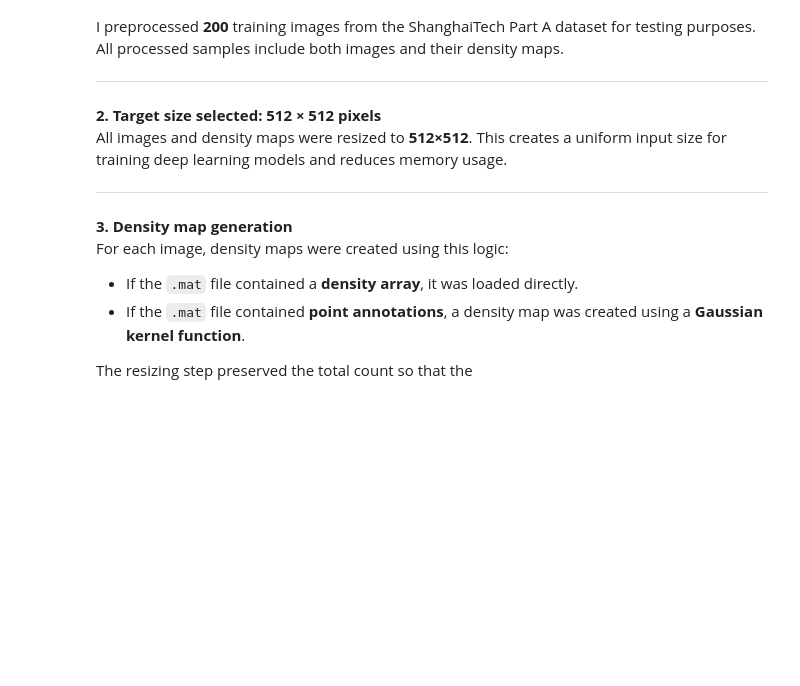
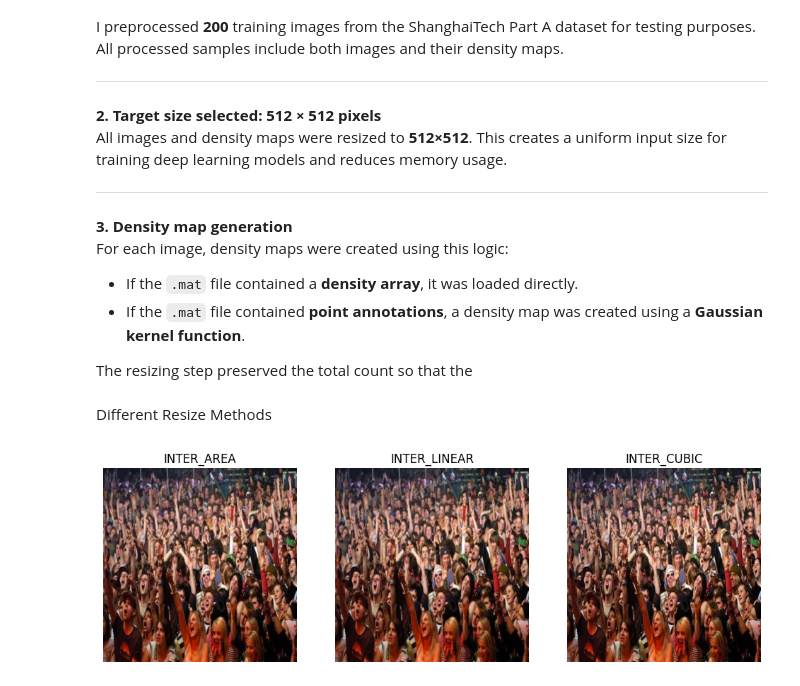
Before and after one commit to GKSJ-Deepvision/AI-DeepVision, a Jupyter notebook: preprocessing.ipynb, the cells around one changed output. Drawn from its saved outputs; the diff is of its cells as text; code cells hidden in the pictures; blank space fills up the shorter version.

```diff
--- a/preprocessing.ipynb
+++ b/preprocessing.ipynb
@@ -161,7 +161,7 @@ import scipy.io as sio
 from scipy.ndimage import gaussian_filter
 from tqdm import tqdm
 
-DATA_ROOT = Path(r"C:\Users\ASUS\Downloads\DEEPVISION\DATA\ShanghaiTech")
+DATA_ROOT = Path(r"C:\Users\ASUS\Downloads\DEEPVISION\DATA\ShanghaiTech\part_A\train_data\ground-truth")
 OUT_ROOT  = Path(r"C:\Users\ASUS\DeepVision\data\processed")  # or wherever you want processed data
 
 TARGET_SIZE = (512, 512)
@@ -279,3 +279,18 @@ For each image, density maps were created using this logic:
 - If the `.mat` file contained **point annotations**, a density map was created using a **Gaussian kernel function**.
 
 The resizing step preserved the total count so that the
+# %% [markdown]
+Different Resize Methods
+# %%
+# Resize comparison
+img_res_area   = cv2.resize(img_rgb, (TARGET_SIZE[1], TARGET_SIZE[0]), interpolation=cv2.INTER_AREA)
+img_res_linear = cv2.resize(img_rgb, (TARGET_SIZE[1], TARGET_SIZE[0]), interpolation=cv2.INTER_LINEAR)
+img_res_cubic  = cv2.resize(img_rgb, (TARGET_SIZE[1], TARGET_SIZE[0]), interpolation=cv2.INTER_CUBIC)
+
+plt.figure(figsize=(12,6))
+plt.subplot(1,3,1); plt.imshow(img_res_area); plt.title("INTER_AREA"); plt.axis('off')
+plt.subplot(1,3,2); plt.imshow(img_res_linear); plt.title("INTER_LINEAR"); plt.axis('off')
+plt.subplot(1,3,3); plt.imshow(img_res_cubic); plt.title("INTER_CUBIC"); plt.axis('off')
+plt.show()
+# %% [output]
+[figure, added]
```
Also changed, not shown: parts of 12 cells of this notebook.
